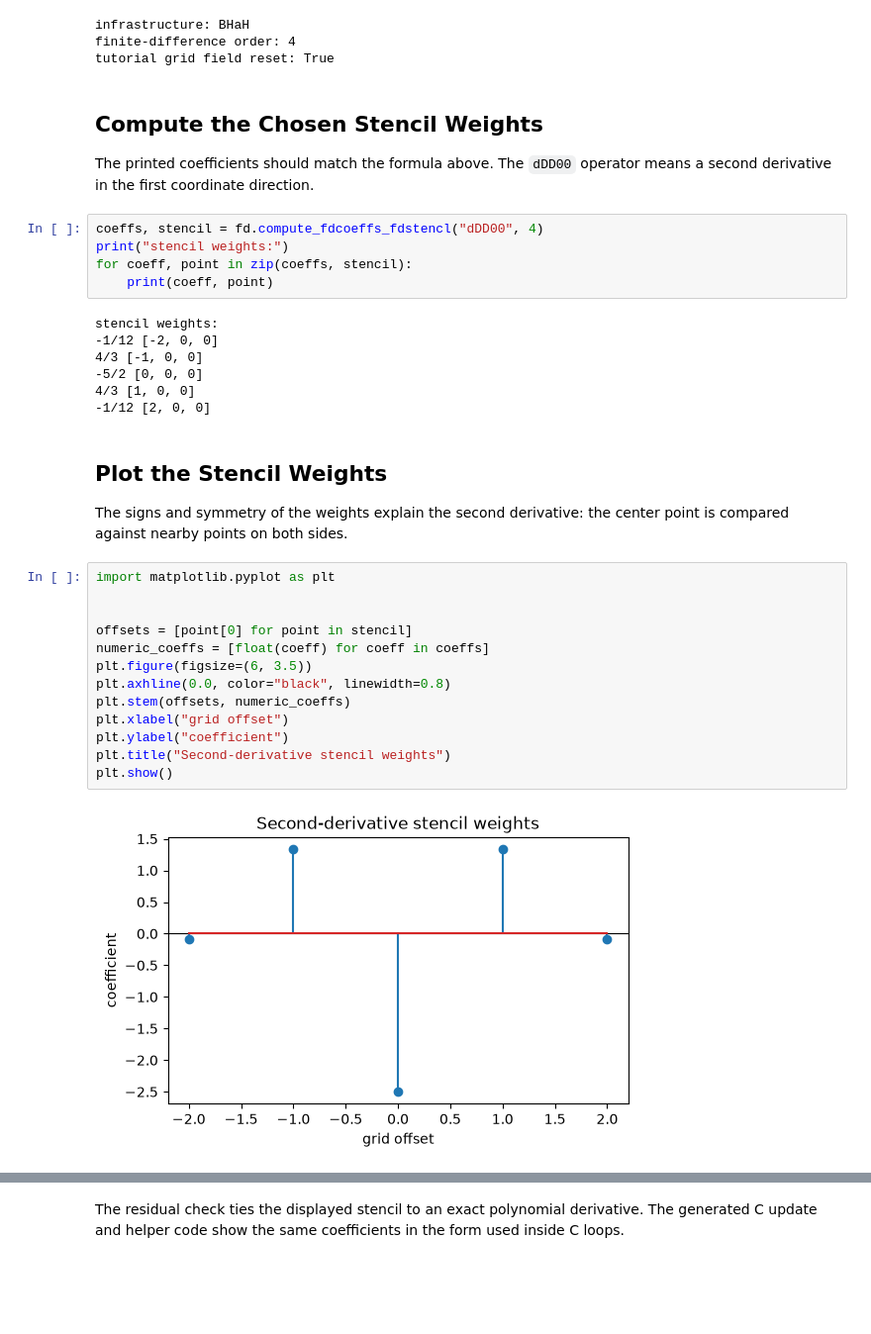
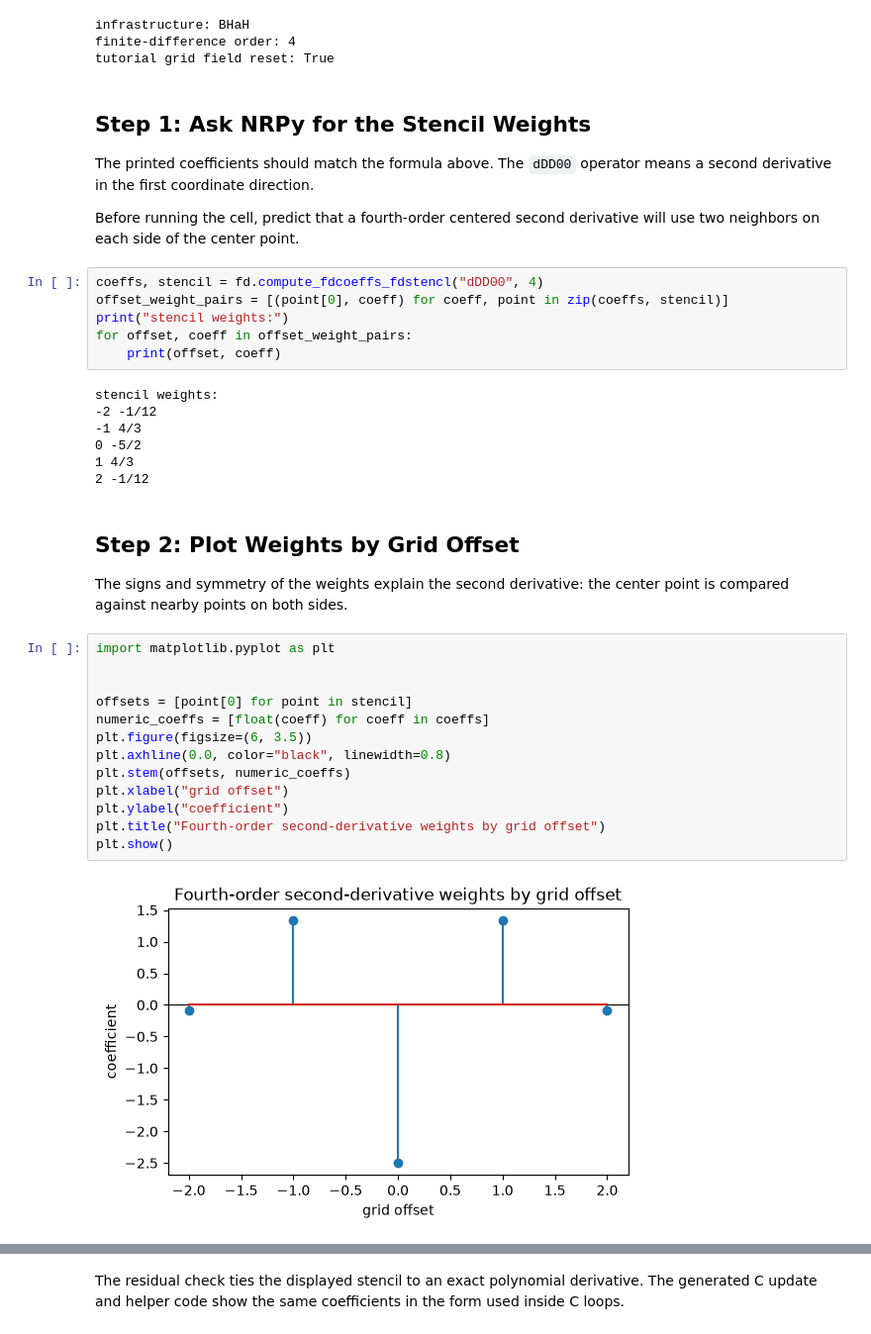
Before and after one commit to nrpy/tutorial, a Jupyter notebook: 2-numerical_methods/finite_difference_playground.ipynb, the cells around one changed output, grey strips where cells are left out. Shown at 99% size. Cells and saved outputs as stored; diff of their text form; blank space fills up the shorter version.

```diff
--- a/2-numerical_methods/finite_difference_playground.ipynb
+++ b/2-numerical_methods/finite_difference_playground.ipynb
@@ -75,39 +91,43 @@ infrastructure: BHaH
 finite-difference order: 4
 tutorial grid field reset: True
 # %% [markdown]
-## Compute the Chosen Stencil Weights
+## Step 1: Ask NRPy for the Stencil Weights
 
 The printed coefficients should match the formula above. The `dDD00`
 operator means a second derivative in the first coordinate direction.
+
+Before running the cell, predict that a fourth-order centered second
+derivative will use two neighbors on each side of the center point.
 # %%
 coeffs, stencil = fd.compute_fdcoeffs_fdstencl("dDD00", 4)
+offset_weight_pairs = [(point[0], coeff) for coeff, point in zip(coeffs, stencil)]
 print("stencil weights:")
-for coeff, point in zip(coeffs, stencil):
-    print(coeff, point)
+for offset, coeff in offset_weight_pairs:
+    print(offset, coeff)
 # %% [output]
 stencil weights:
--1/12 [-2, 0, 0]
-4/3 [-1, 0, 0]
--5/2 [0, 0, 0]
-4/3 [1, 0, 0]
--1/12 [2, 0, 0]
+-2 -1/12
+-1 4/3
+0 -5/2
+1 4/3
+2 -1/12
 # %% [markdown]
-## Plot the Stencil Weights
+## Step 2: Plot Weights by Grid Offset
 
 The signs and symmetry of the weights explain the second derivative: the
 center point is compared against nearby points on both sides.
 # %%
 import matplotlib.pyplot as plt
 
 
 offsets = [point[0] for point in stencil]
 numeric_coeffs = [float(coeff) for coeff in coeffs]
 plt.figure(figsize=(6, 3.5))
 plt.axhline(0.0, color="black", linewidth=0.8)
 plt.stem(offsets, numeric_coeffs)
 plt.xlabel("grid offset")
 plt.ylabel("coefficient")
-plt.title("Second-derivative stencil weights")
+plt.title("Fourth-order second-derivative weights by grid offset")
 plt.show()
 # %% [output]
-[figure, old version]
+[figure, new version]
```
Also changed, not shown: parts of 12 cells of this notebook, 3 other files.
